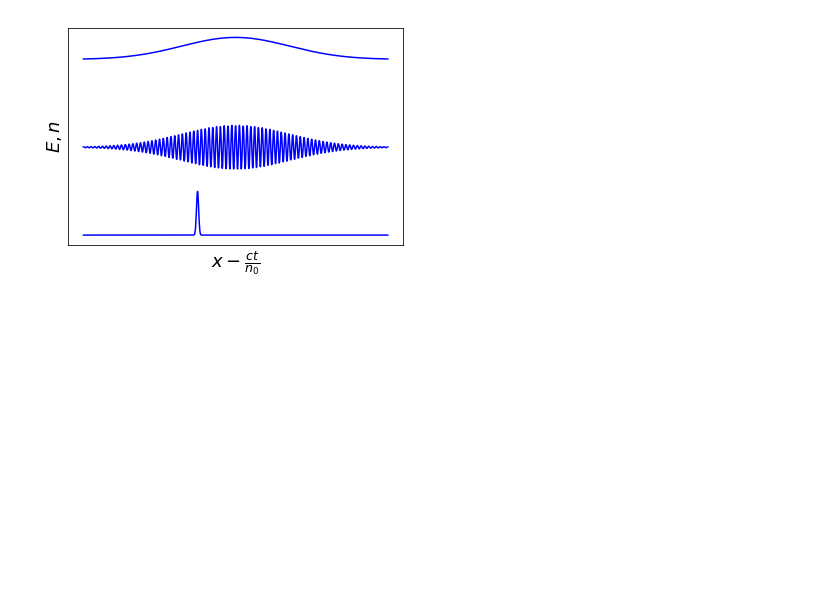
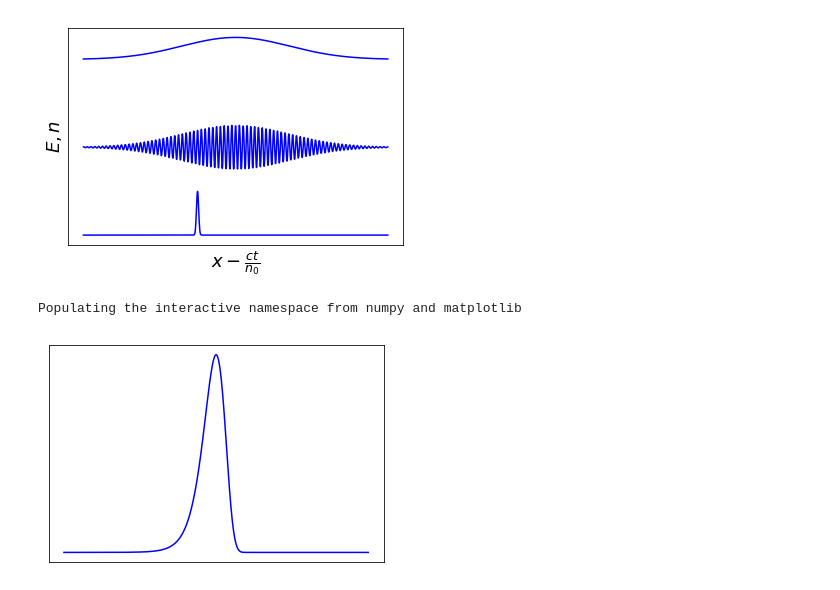
Before and after one commit to nimachm81/myPyCodes, a Jupyter notebook: pulse shaping - compression - space-time variation - FDTD.ipynb, the cells around one changed output. Saved outputs shown, nothing was run; the diff lists cells and outputs as text; code cells hidden in the pictures; blank space fills up the shorter version.

Commit message:
added a 1d asymmetric pulse sketch

```diff
--- a/pulse shaping - compression - space-time variation - FDTD.ipynb
+++ b/pulse shaping - compression - space-time variation - FDTD.ipynb
@@ -782,3 +782,40 @@ show()
 # %% [output]
 Populating the interactive namespace from numpy and matplotlib
 [figure]
+# %%
+%pylab inline
+
+import numpy as np
+import sympy as sp
+
+figsize(6,4)
+
+import os
+cwd = os.getcwd()
+dir_name = os.path.join(cwd, 'other', 'st-pulse-shaping')
+file_ext = '.eps'
+if not os.path.exists(dir_name):
+    os.makedirs(dir_name)
+
+font = {'family':'serif', 'weight':'normal', 'size':15}
+matplotlib.rc('font', **font)
+
+
+N = 1000
+X = 1
+k = 2.0*np.pi/X
+
+x = np.linspace(-20*X, 20*X, N)
+E_asym = 2*np.exp(-(x)**2/(2*(1-0.1*x))**2)
+
+delta = 4
+plot(x, E_asym, 'b')
+
+xticks([])
+yticks([])
+
+savefig(os.path.join(dir_name, 'asym-pulse'+file_ext), bbox_inches='tight', pad_inches=0.0)
+show()
+# %% [output]
+Populating the interactive namespace from numpy and matplotlib
+[figure, added]
```
